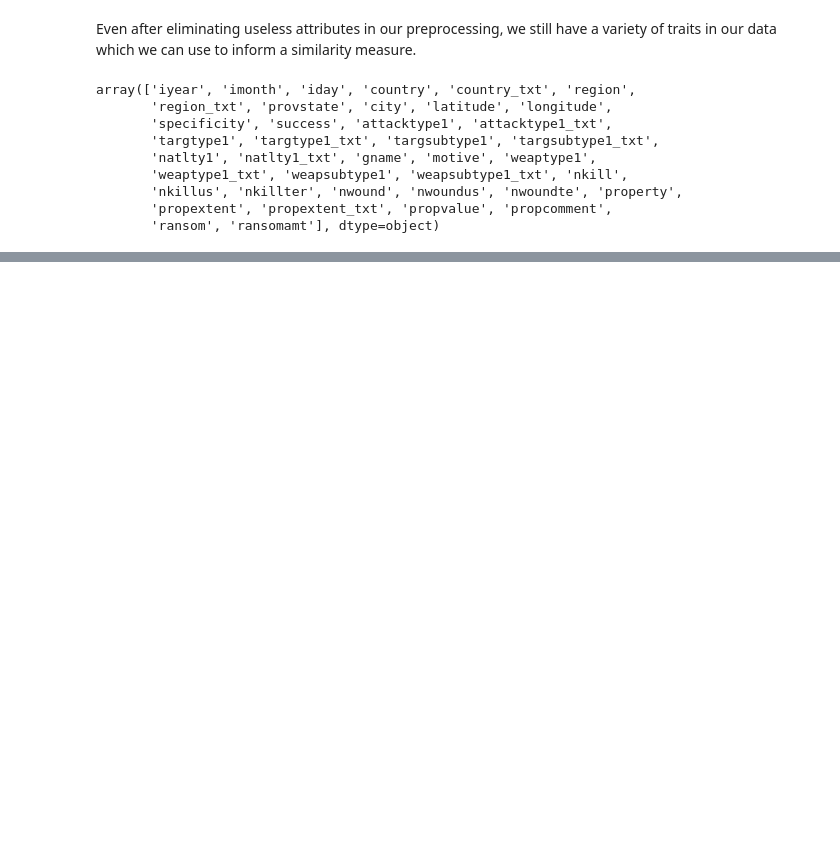
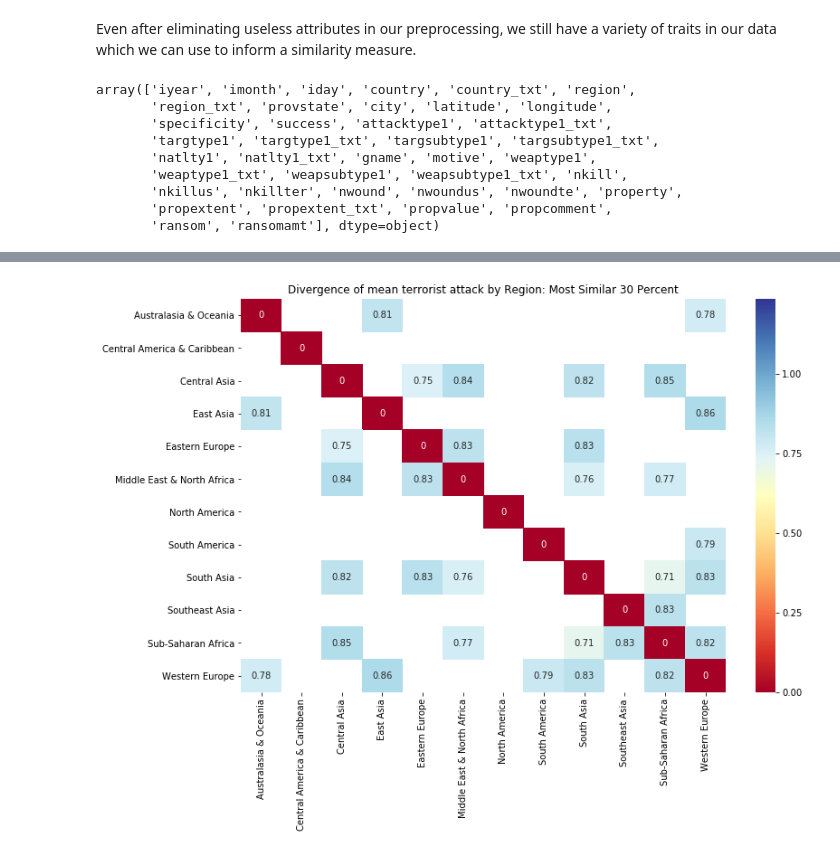
Before and after one commit to jacobakh/ML4CT, a Jupyter notebook: counter_terrorism_nb2.ipynb, the cells around one changed output, grey strips where cells are left out. Drawn from its saved outputs; the diff is of its cells as text; code cells hidden in the pictures; blank space fills up the shorter version.

```diff
--- a/counter_terrorism_nb2.ipynb
+++ b/counter_terrorism_nb2.ipynb
@@ -154,0 +99,4 @@ dummies = get_dummies(raw, traits_to_compare)
+# %%
+plot_affinity_heatmap('region_txt_', 'Region', percentile_cutoff=30)
+# %% [output]
+[figure, added]
```
Also changed, not shown: parts of 43 cells of this notebook, 2 other files.
